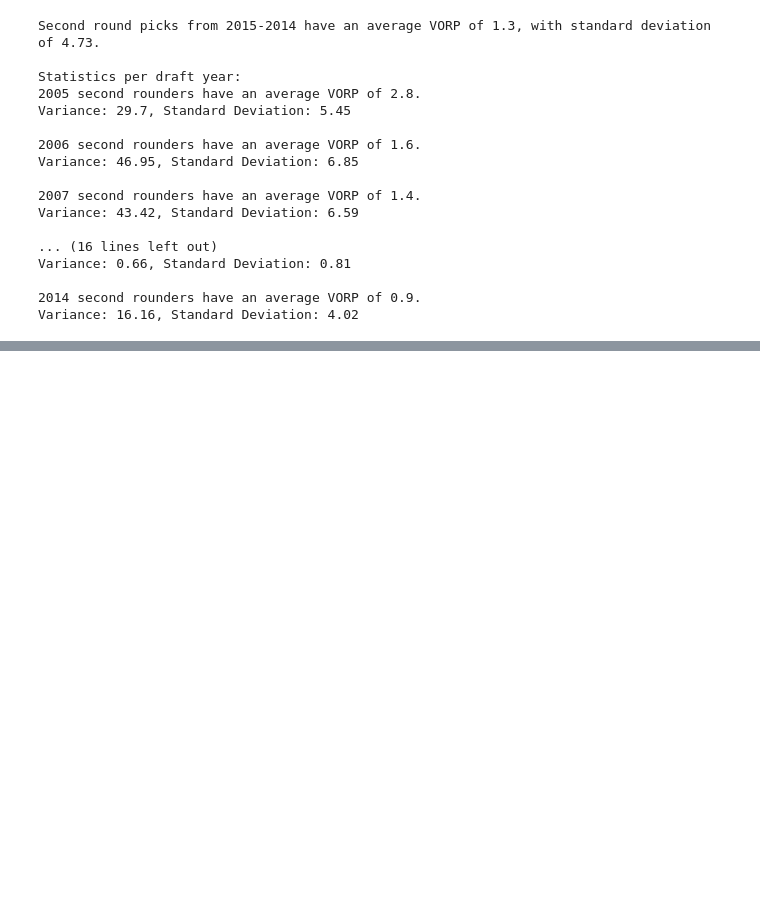
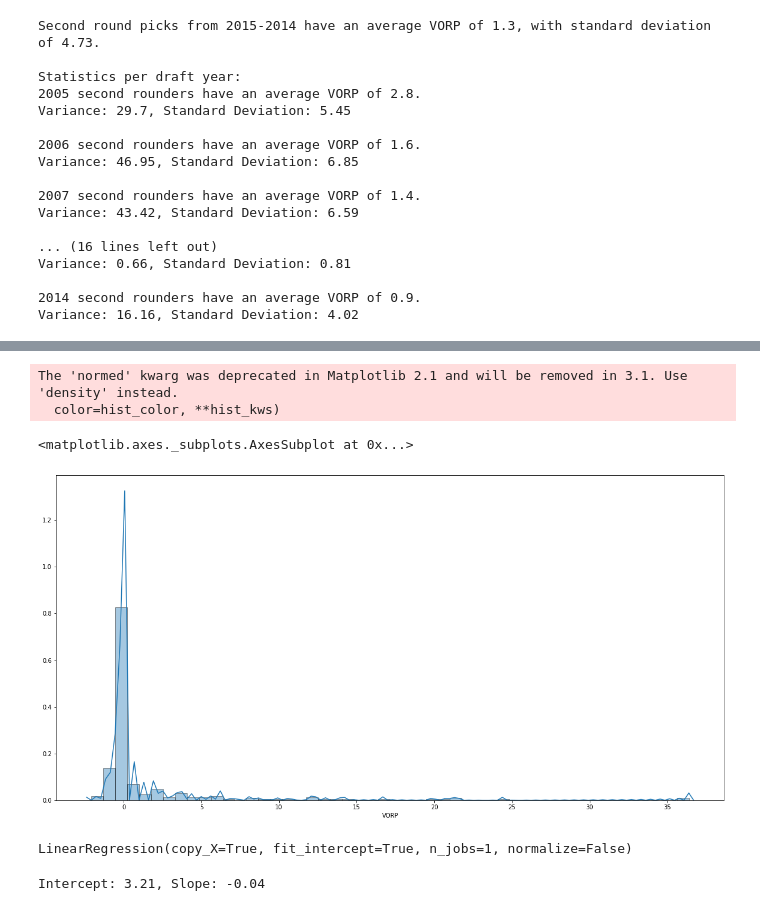
Before and after one commit to kdutta9/nba-2nd-round-analysis, a Jupyter notebook: second_rounders_analysis.ipynb, the cells around one changed output, grey strips where cells are left out. Saved outputs shown, nothing was run; the diff lists cells and outputs as text; code cells hidden in the pictures; blank space fills up the shorter version.

```diff
--- a/second_rounders_analysis.ipynb
+++ b/second_rounders_analysis.ipynb
@@ -127,0 +243,10 @@ Variance: 16.16, Standard Deviation: 4.02
+# %%
+# Graphically observe the average VORP among all 2005-14 second round picks
+plt.figure(figsize=(20,10))
+plt.tight_layout()
+seabornInstance.distplot(picks_df['VORP'])
+# %% [output]
+The 'normed' kwarg was deprecated in Matplotlib 2.1 and will be removed in 3.1. Use 'density' instead.
+  color=hist_color, **hist_kws)
+<matplotlib.axes._subplots.AxesSubplot at 0x...>
+[figure, added]
@@ -127,0 +260,14 @@ Variance: 16.16, Standard Deviation: 4.02
+# %%
+# train the algorithm using the LinearRegression class
+regressor = LinearRegression()
+regressor.fit(X_train, Y_train)
+# %% [output]
+LinearRegression(copy_X=True, fit_intercept=True, n_jobs=1, normalize=False)
+# %%
+# Display intercept and slope using regressor
+intercept = regressor.intercept_[0]
+slope = regressor.coef_[0][0]
+print("Intercept: " + str(round(intercept, 2)) +
+     ", Slope: " + str(round(slope, 2)))
+# %% [output]
+Intercept: 3.21, Slope: -0.04
```
Also changed, not shown: parts of 16 cells of this notebook.
